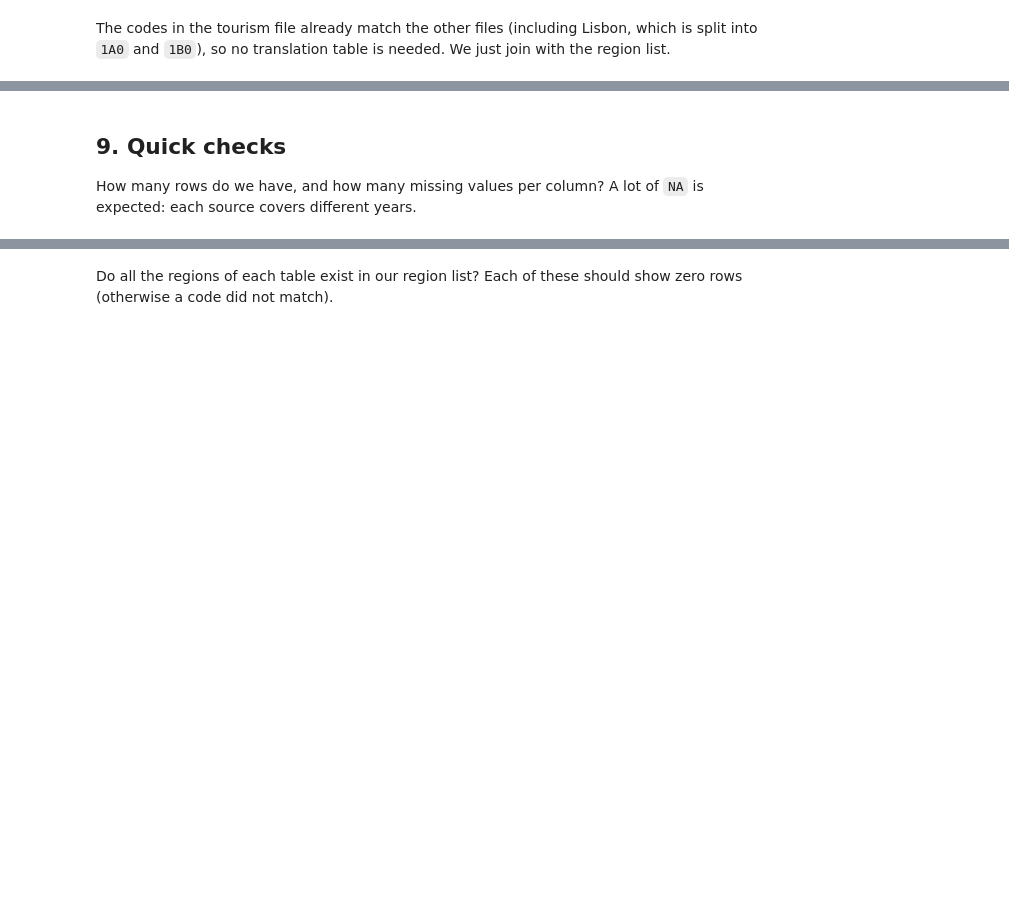
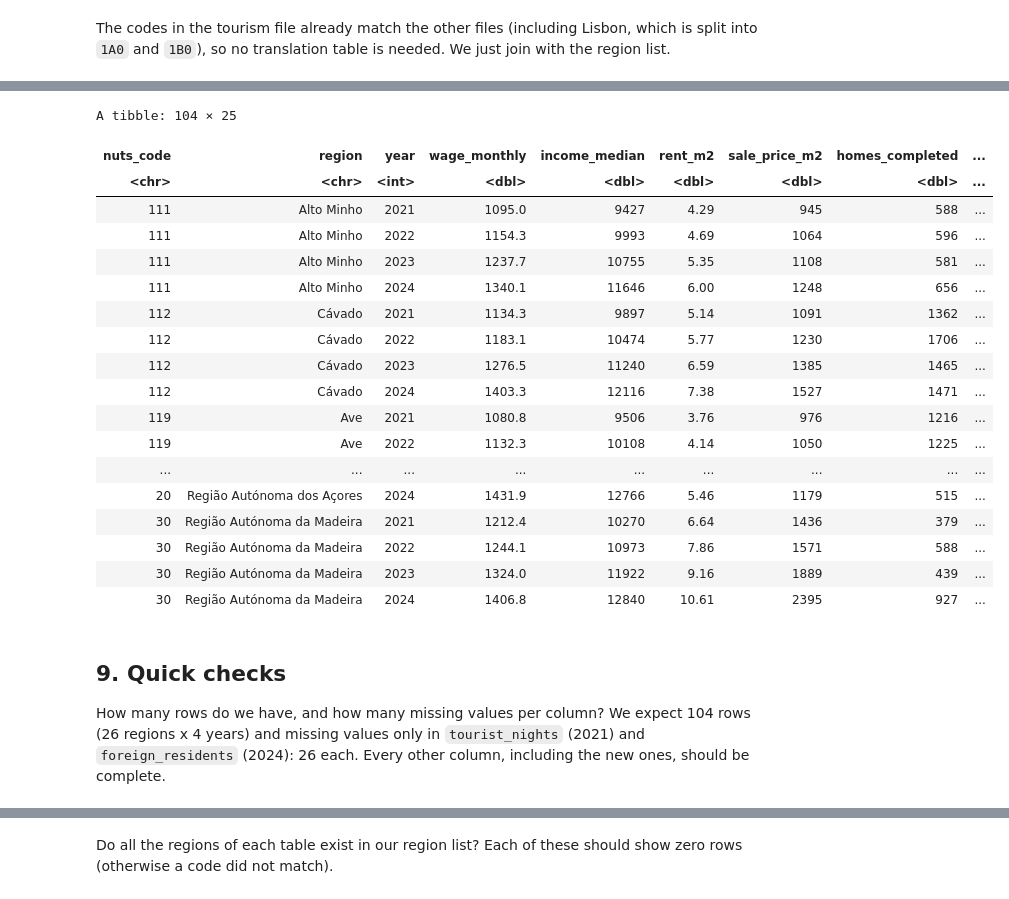
Before and after one commit to KevinSalgado/VPD_Project, a Jupyter notebook: merge_ine_data.ipynb, the cells around one changed output, grey strips where cells are left out. Cells and saved outputs as stored; diff of their text form; code cells hidden in the pictures; blank space fills up the shorter version.

```diff
--- a/merge_ine_data.ipynb
+++ b/merge_ine_data.ipynb
@@ -102,7 +190,7 @@ homes <- homes_raw |>
 # %% [markdown]
 ### Foreign residents
 # %%
-foreign_raw <- read_ine_rows("População_estrangeira_com_estatuto_legal_de_residente.csv")
+foreign_raw <- read_ine_rows("data/extranjeros_residentes.csv")
 
 foreign_years <- 2023:2021
 
@@ -113,3 +201,5 @@ foreign <- foreign_raw |>
   pivot_longer(-c(nuts_code, region), names_to = "year", values_to = "foreign_residents") |>
   mutate(year = as.integer(year), foreign_residents = to_number(foreign_residents)) |>
   select(nuts_code, year, foreign_residents)
+
+foreign
@@ -135,5 +462,5 @@ This one has 5 columns for every year: Total, T0 or T1, T2, T3 and T4 or more. W
 # %%
-sales_raw <- read_ine_rows("Valor_mediano_das_vendas_de_alojamentos_familiares.csv")
+sales_raw <- read_ine_rows("data/precio_venta_m2.csv")
 
 sales_years <- 2025:2019
 sales_sizes <- c("total", "t0t1", "t2", "t3", "t4plus")
@@ -146,10 +473,7 @@ sales <- sales_raw |>
   separate(region_raw, into = c("nuts_code", "region"), sep = ": ", extra = "merge") |>
   pivot_longer(-c(nuts_code, region), names_to = "year_size", values_to = "price") |>
   separate(year_size, into = c("year", "size"), sep = "_") |>
-  mutate(year = as.integer(year), price = to_number(price)) |>
-  pivot_wider(
-    id_cols = c(nuts_code, year),
-    names_from = size,
-    values_from = price,
-    names_prefix = "sale_price_m2_"
-  )
+  filter(size == "total") |>
+  mutate(year = as.integer(year), sale_price_m2 = to_number(price)) |>
+  select(nuts_code, year, sale_price_m2)
+sales
@@ -162,7 +506,7 @@ The tourism file uses the same **NUTS 2024** map as the other files and has one
 2.  Add up the 12 months of each year. We only keep 2022-2025: the file starts in January 2022 and 2026 is incomplete.
 # %%
 stays_lines <- read_lines(
-  "Dormidas_nos_estabelecimentos_de_alojamento_turístico.csv",
+  "data/turismo_noches.csv",
   locale = locale(encoding = "latin1")
 )
 
@@ -171,7 +515,7 @@ month_header <- stays_lines[str_detect(stays_lines, "^;[A-Za-zç]+ de \\d{4};")]
 month_names  <- str_split(month_header, ";")[[1]]
 month_names  <- month_names[month_names != ""]   # drop the empty bits
 
-stays_raw <- read_ine_rows("Dormidas_nos_estabelecimentos_de_alojamento_turístico.csv")
+stays_raw <- read_ine_rows("data/turismo_noches.csv")
 
 stays_monthly <- stays_raw |>
   select(1:(length(month_names) + 1)) |>
@@ -182,3 +526,4 @@ stays_monthly <- stays_raw |>
     year = as.integer(str_extract(month, "\\d{4}")),
     tourist_nights = to_number(tourist_nights)
   )
+stays_monthly
@@ -197,14 +639,19 @@ We start from a "skeleton" with every region for every year from 2011 to 2025, a
 # %%
-skeleton <- expand_grid(regions, year = 2011:2025)
+skeleton <- expand_grid(regions, year = 2021:2024)
 
 merged <- skeleton |>
-  left_join(wage,       by = c("nuts_code", "year")) |>
-  left_join(rent,       by = c("nuts_code", "year")) |>
-  left_join(sales,      by = c("nuts_code", "year")) |>
-  left_join(homes,      by = c("nuts_code", "year")) |>
-  left_join(foreign,    by = c("nuts_code", "year")) |>
-  left_join(population, by = c("nuts_code", "year")) |>
-  left_join(stays,      by = c("nuts_code", "year")) |>
+  left_join(wage,          by = c("nuts_code", "year")) |>
+  left_join(income,        by = c("nuts_code", "year")) |>
+  left_join(rent,          by = c("nuts_code", "year")) |>
+  left_join(sales,         by = c("nuts_code", "year")) |>
+  left_join(homes,         by = c("nuts_code", "year")) |>
+  left_join(permits,       by = c("nuts_code", "year")) |>
+  left_join(foreign,       by = c("nuts_code", "year")) |>
+  left_join(population,    by = c("nuts_code", "year")) |>
+  left_join(net_migration, by = c("nuts_code", "year")) |>
+  left_join(stays,         by = c("nuts_code", "year")) |>
+  left_join(tenure,        by = "nuts_code") |>   # Census 2021, repeated on every year
+  left_join(stock,         by = "nuts_code") |>   # 2022, repeated on every year
   arrange(nuts_code, year)
 
 glimpse(merged)
@@ -211,7 +676,29 @@ glimpse(merged)
+# %%
+merged
+# %% [output]
+A tibble: 104 × 25
+| nuts_code | region | year | wage_monthly | income_median | rent_m2 | sale_price_m2 | homes_completed | ... |
+| <chr> | <chr> | <int> | <dbl> | <dbl> | <dbl> | <dbl> | <dbl> | ... |
+| 111 | Alto Minho | 2021 | 1095.0 | 9427 | 4.29 | 945 | 588 | ... |
+| 111 | Alto Minho | 2022 | 1154.3 | 9993 | 4.69 | 1064 | 596 | ... |
+| 111 | Alto Minho | 2023 | 1237.7 | 10755 | 5.35 | 1108 | 581 | ... |
+| 111 | Alto Minho | 2024 | 1340.1 | 11646 | 6.00 | 1248 | 656 | ... |
+| 112 | Cávado | 2021 | 1134.3 | 9897 | 5.14 | 1091 | 1362 | ... |
+| 112 | Cávado | 2022 | 1183.1 | 10474 | 5.77 | 1230 | 1706 | ... |
+| 112 | Cávado | 2023 | 1276.5 | 11240 | 6.59 | 1385 | 1465 | ... |
+| 112 | Cávado | 2024 | 1403.3 | 12116 | 7.38 | 1527 | 1471 | ... |
+| 119 | Ave | 2021 | 1080.8 | 9506 | 3.76 | 976 | 1216 | ... |
+| 119 | Ave | 2022 | 1132.3 | 10108 | 4.14 | 1050 | 1225 | ... |
+| ... | ... | ... | ... | ... | ... | ... | ... | ... |
+| 20 | Região Autónoma dos Açores | 2024 | 1431.9 | 12766 | 5.46 | 1179 | 515 | ... |
+| 30 | Região Autónoma da Madeira | 2021 | 1212.4 | 10270 | 6.64 | 1436 | 379 | ... |
+| 30 | Região Autónoma da Madeira | 2022 | 1244.1 | 10973 | 7.86 | 1571 | 588 | ... |
+| 30 | Região Autónoma da Madeira | 2023 | 1324.0 | 11922 | 9.16 | 1889 | 439 | ... |
+| 30 | Região Autónoma da Madeira | 2024 | 1406.8 | 12840 | 10.61 | 2395 | 927 | ... |
 # %% [markdown]
 ## 9. Quick checks
 
-How many rows do we have, and how many missing values per column? A lot of `NA` is expected: each source covers different years.
+How many rows do we have, and how many missing values per column? We expect 104 rows (26 regions x 4 years) and missing values only in `tourist_nights` (2021) and `foreign_residents` (2024): 26 each. Every other column, including the new ones, should be complete.
 # %%
 nrow(merged)
 n_distinct(merged$nuts_code)
```
Also changed, not shown: parts of 29 cells of this notebook, 20 other files.
